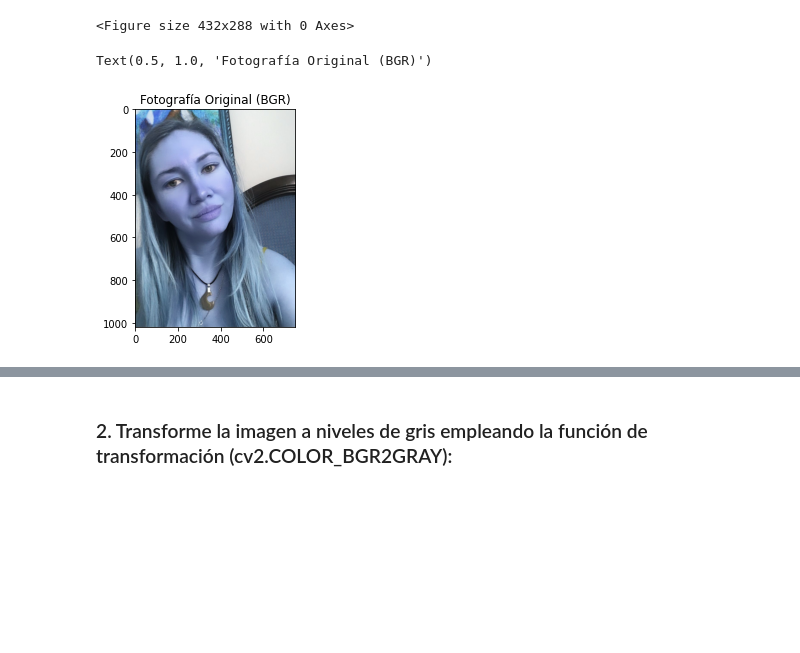
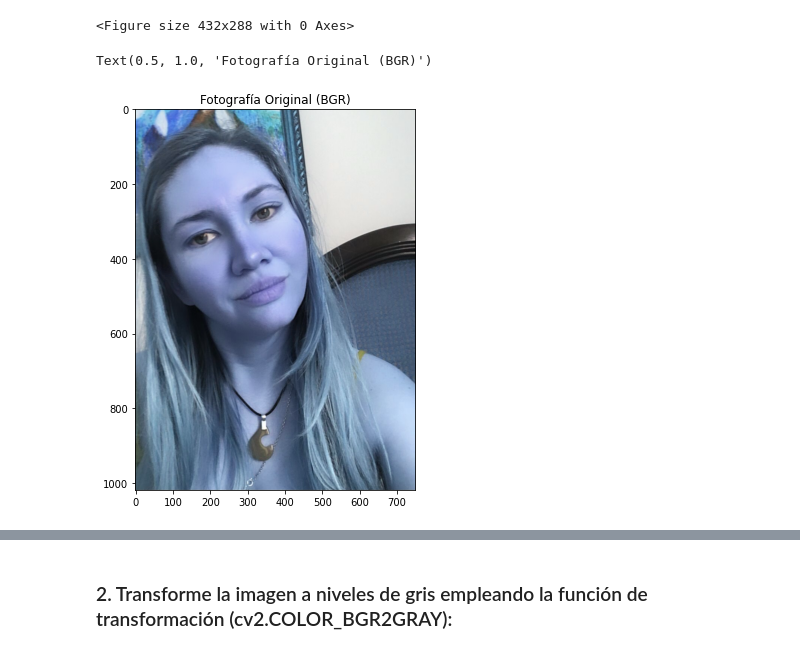
Before and after one commit to educarrascov/MIA_ArtificialVision, a Jupyter notebook: Prueba_Vision_artificial.ipynb, the cells around one changed output, grey strips where cells are left out. Saved outputs shown, nothing was run; the diff lists cells and outputs as text; code cells hidden in the pictures; blank space fills up the shorter version.

```diff
--- a/Prueba_Vision_artificial.ipynb
+++ b/Prueba_Vision_artificial.ipynb
@@ -73,11 +72,12 @@ plt.figure() # verificamos las dimensiones
 <Figure size 432x288 with 0 Axes>
 <Figure size 432x288 with 0 Axes>
 # %%
+plt.figure(figsize=(10, 7))
 plt.imshow(img) # Desplegamos la imagen.
 plt.title("Fotografía Original (BGR)")
 # %% [output]
 Text(0.5, 1.0, 'Fotografía Original (BGR)')
-[figure, old version]
+[figure, new version]
 # %%
 plt.show() # sólo necesario para los IDE, no para notebook. (si se coloca junto al otro) no despliega info de la imagen
 # %% [markdown]
```
Also changed, not shown: parts of 15 cells of this notebook.
